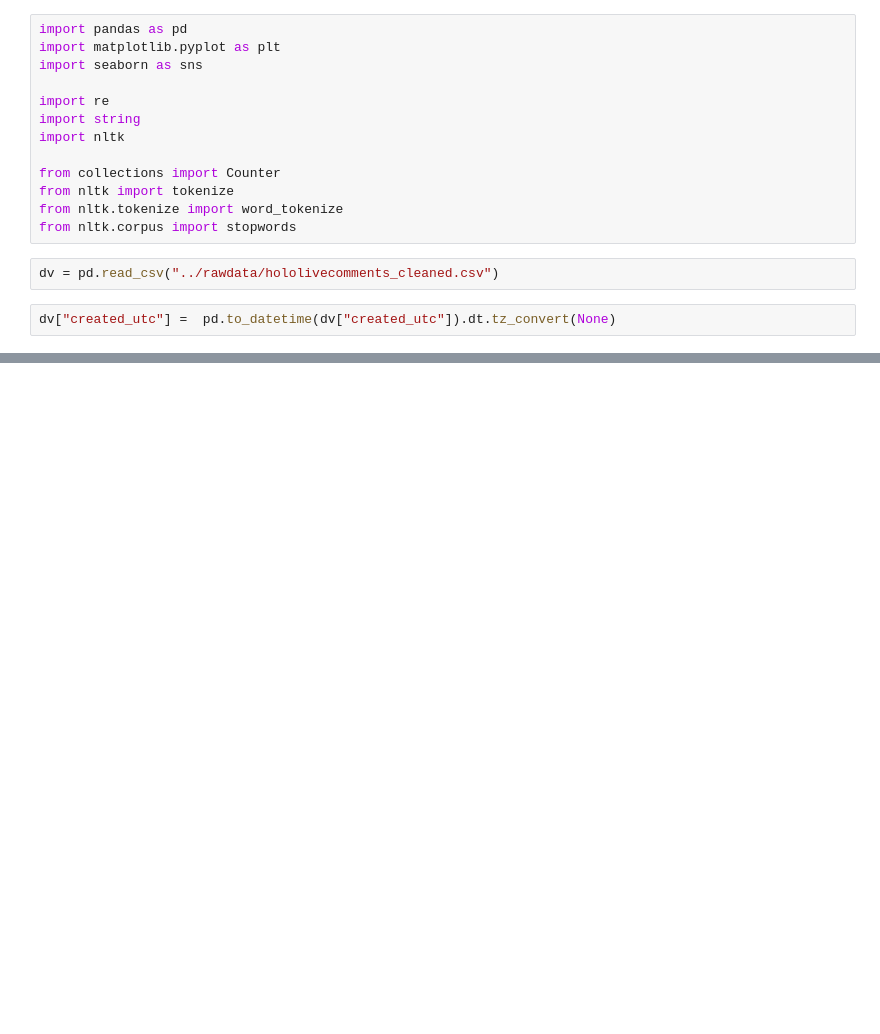
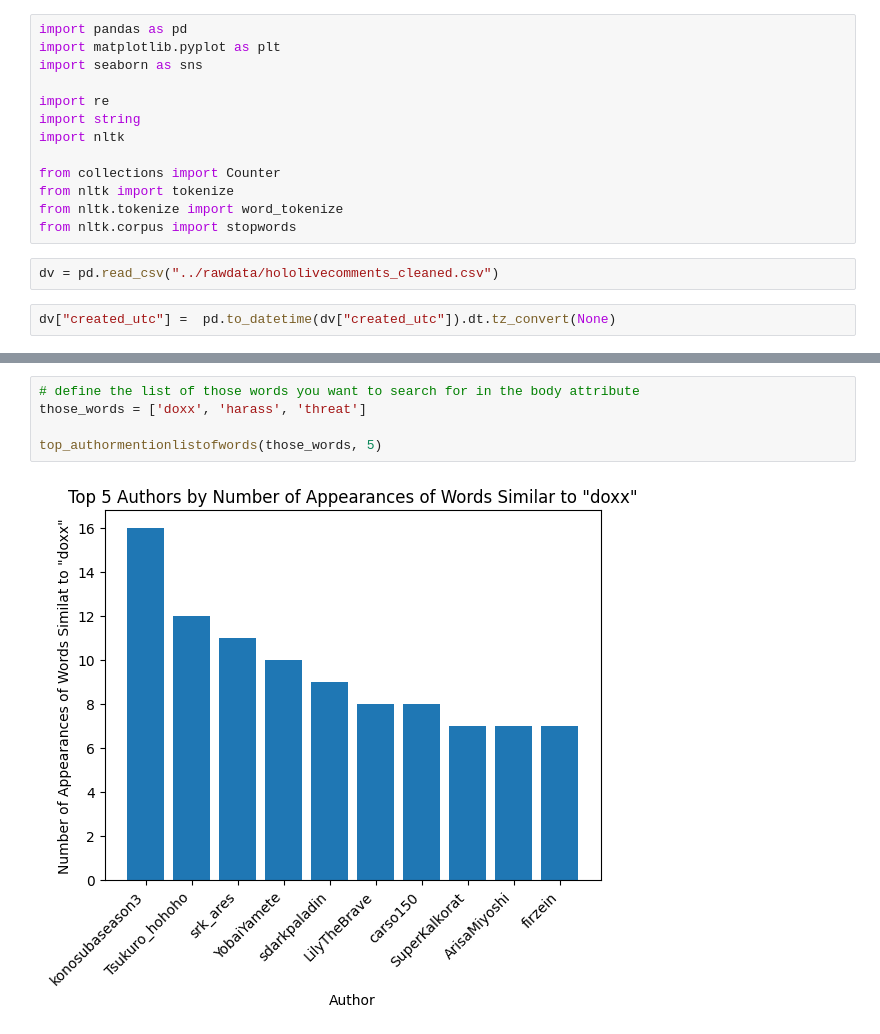
Before and after one commit to thefathan/RedditCrawler, a Jupyter notebook: src/dataviz.ipynb, the cells around one changed output, grey strips where cells are left out. Cells and saved outputs as stored; diff of their text form; blank space fills up the shorter version.

```diff
--- a/src/dataviz.ipynb
+++ b/src/dataviz.ipynb
@@ -111,0 +159,7 @@ wordappear_permonth("china")
+# %%
+# define the list of those words you want to search for in the body attribute
+those_words = ['doxx', 'harass', 'threat']
+
+top_authormentionlistofwords(those_words, 5)
+# %% [output]
+[figure, added]
```
Also changed, not shown: parts of 7 cells of this notebook.
